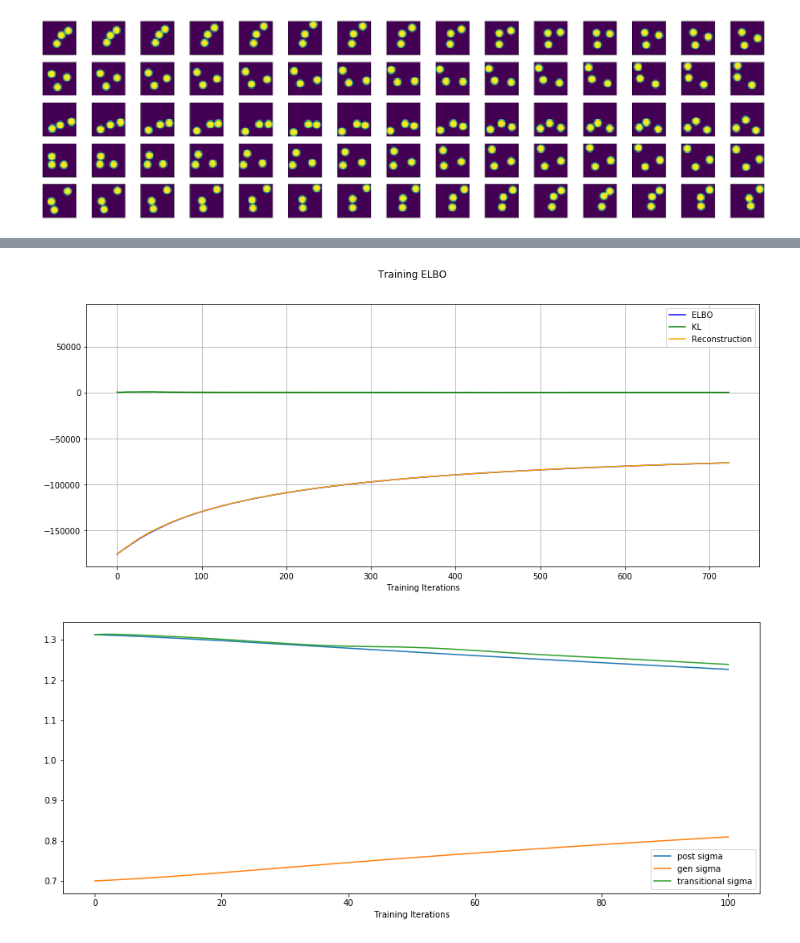
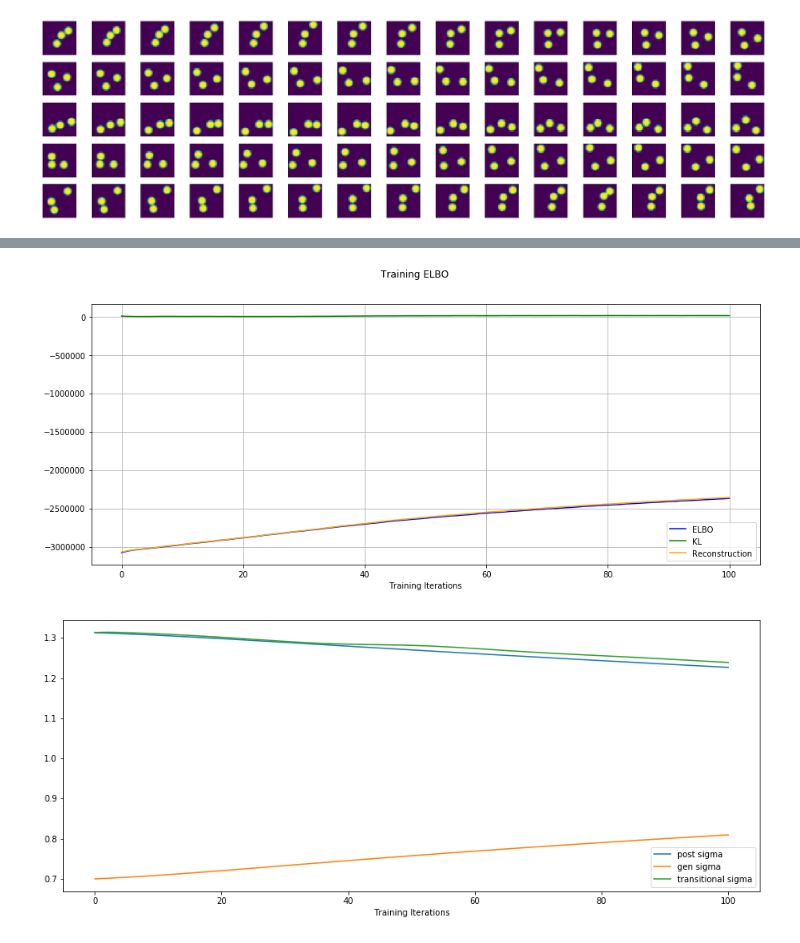
Before and after one commit to roberto-fierimonte-zz/robust-ts-prediction, a Jupyter notebook: Video_Sequence_with_Z.ipynb, the cells around one changed output, grey strips where cells are left out. Cells and saved outputs as stored; diff of their text form; code cells hidden in the pictures.

```diff
--- a/Video_Sequence_with_Z.ipynb
+++ b/Video_Sequence_with_Z.ipynb
@@ -274,7 +272,7 @@ class RobustVideoARGenerator(object):
 
     @define_scope
     def make_forward_parameters(self):
-        return tf.get_variable(shape=(30, self._D), name='best_forward_sequence',
+        return tf.get_variable(shape=(50, self._D), name='best_forward_sequence',
                                initializer=tf.constant_initializer(0))
 
     @define_scope
@@ -286,7 +284,7 @@ class RobustVideoARGenerator(object):
             _, h = self._cell(code[:, t], h)
             h = tf.tile(tf.reduce_mean(h, 0, keepdims=True), [self._S, 1])
 
-        dist_y = tfd.MultivariateNormalDiag(self.make_posterior.mean()[-1],
+        dist_y = tfd.MultivariateNormalDiag(self.make_posterior.mean()[0, -1],
                                             scale_identity_multiplier=self._post_std)
         return dist_y, h
 
@@ -294,38 +292,31 @@ class RobustVideoARGenerator(object):
     def make_rnn_forward(self):
         _, hT = self.compute_forward_message
         hT = tf.tile(tf.reduce_mean(hT, 0, keepdims=True), [self._S, 1])
-        fake_inputs = tf.zeros((self._S, 50, self._D))
+        fake_inputs = tf.zeros((self._S, 30, self._D))
         post_samples = self.make_forward_posterior.sample((self._S))
         (means, stddevs), _ = tf.nn.dynamic_rnn(self._sampling_cell, inputs=fake_inputs,
-                                                initial_state=(hT, post_samples[..., None]))
+                                                initial_state=(hT, post_samples))
         return means, stddevs
 
     @define_scope
     def make_forward_kl_y(self):
-        mean_q = self.make_forward_posterior.mean()
-        cov_q = self.make_forward_parameters.covariance()
-        mean_p = self.compute_forward_message[0].mean()
-        cov_p = self.compute_forward_message[0].covariance()
+        return tfd.kl_divergence(self.make_forward_posterior, self.compute_forward_message[0])
 
+    @define_scope
+    def make_forward_reconstruction(self):
+        means, _ = self.make_rnn_forward
+        pred = self.make_forward_parameters
+        const = self._D * np.log(2 * np.pi)
+
+        exp = tf.reduce_sum(tf.reduce_mean(tf.square(pred[None, :] - means)/(2 * tf.square(self._trans_std)), 0))
+        norm = self._B * 30 * (tfl.logdet(tf.square(self._trans_std) * np.eye(self._D)) + const) / 2
+        return - exp - norm
 
     @define_scope
     def compute_elbo_forward(self):
-        self._sampling_cell = SamplingVideoCell(self._gauss_cell, self._D, self._S)
-
-        post = self.make_forward_posterior
-        post_samples = post.sample((self._S))
-        entropy = tf.log(tf.square(post.scale[0, 0]))
-
-        dist_y, _ = self.compute_forward_message
-        means, stddevs = self.make_rnn_forward
-
-        pred = self.make_forward_parameters
-        reconstruction_exp = tf.square(pred[None, :] - means[..., 0])/tf.square(stddevs[..., 0])
-        reconstruction_norm = tf.reduce_sum(tf.reduce_mean(tf.log(tf.square(stddevs)), 0))
-        reconstruction = - tf.reduce_mean(tf.reduce_sum(reconstruction_exp, -1)) - reconstruction_norm
-
-        cross = tf.square(dist_y.mean() - post_samples)/tf.square(dist_y.scale)
-        kl = - entropy + tf.reduce_mean(cross) + tf.log(tf.square(dist_y.scale))
+        reconstruction = self.make_forward_reconstruction
+        kl = self.make_forward_kl_y
+        entropy = self.make_forward_posterior.entropy()
 
         return reconstruction - kl, kl, reconstruction, entropy
 
@@ -399,16 +390,15 @@ for i in range(15001):
 # %%
 # New plot
 fig, ax = plt.subplots(1, 1, figsize=(15,6))
 plt.plot(elbos, 'b', label='ELBO')
-plt.plot(kls, 'g', label='KL')
+plt.plot(kls_y, 'g', label='KL')
 plt.plot(llks, 'orange', label='Reconstruction')
-plt.plot(entropy)
 plt.suptitle('Training ELBO')
 ax.set_xlabel('Training Iterations')
 plt.grid("on")
 plt.legend();
 # %% [output]
-[figure, old version]
+[figure, new version]
 # %%
 # p is RNN + linear proj., sigma_c is unknown, q is an RNN on the observed values + linear proj. (10 sample)
 fig, ax = plt.subplots(1, 1, figsize=(15,6))
```
Also changed, not shown: parts of 5 cells of this notebook, 14 other files.
